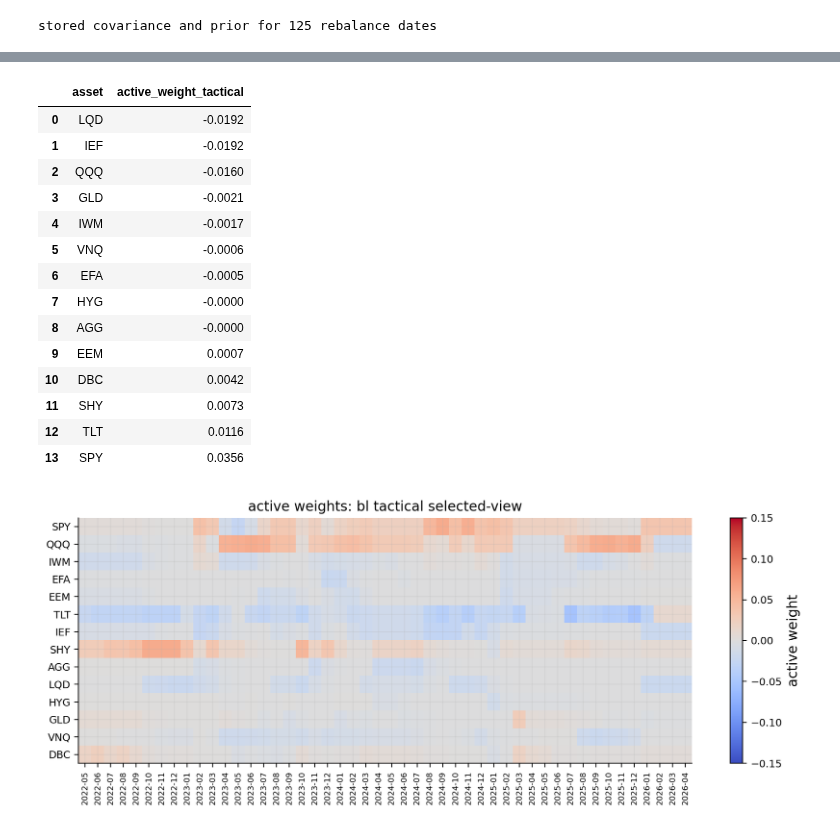
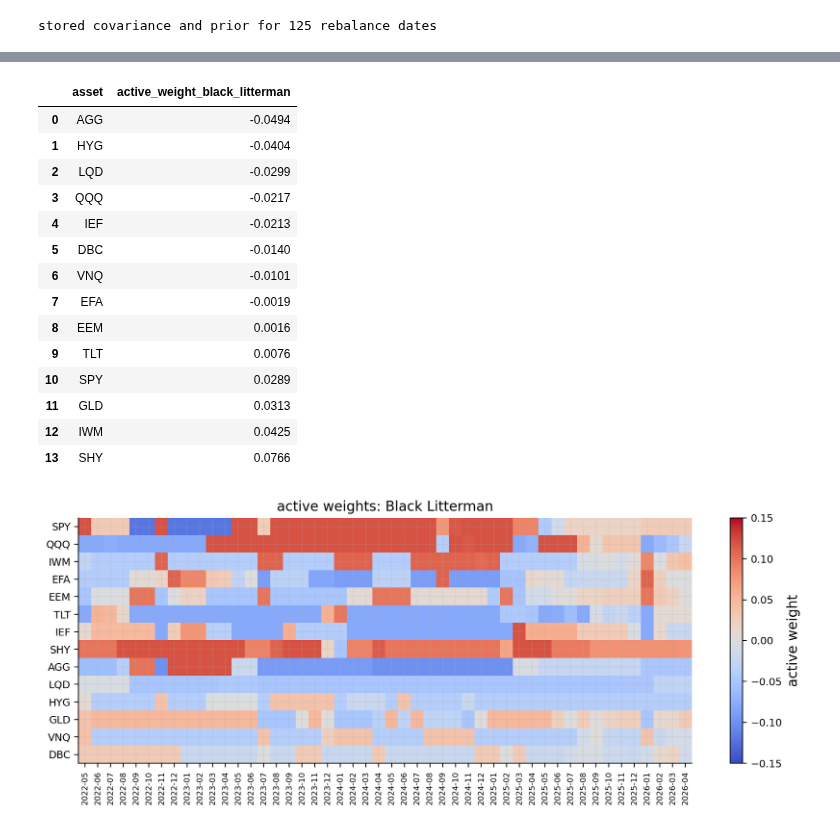
Before and after one commit to ramtin-asadi/Quantitative-Finance-Lab, a Jupyter notebook: notebooks/06_portfolio_black_littreman.ipynb, the cells around one changed output, grey strips where cells are left out. Saved outputs shown, nothing was run; the diff lists cells and outputs as text; code cells hidden in the pictures.

```diff
--- a/notebooks/06_portfolio_black_littreman.ipynb
+++ b/notebooks/06_portfolio_black_littreman.ipynb
@@ -310,11 +278,11 @@ ax = rolling_vol.plot(figsize=(9, 4), lw=1.0)
 ax.set_title("rolling annualized volatility, 63 trading days")
 ax.set_ylabel("volatility")
 ax.set_xlabel("date")
-ax.legend(ncol=4, fontsize=7)
+ax.legend(ncol=4, fontsize=7, loc="best")
 plt.tight_layout()
 plt.show()
 
-corr = corr_matrix(returns_p6)
+corr = corr_matrix(returns)
 fig, ax = plt.subplots(figsize=(8, 8))
 ax = plot_corr_heatmap(ax, corr)
 ax.set_title("Correlation Heatmap")
@@ -724,7 +864,7 @@ def compute_asset_signals(close, returns, date):
     return asset_signal_table.sort_values("score", ascending=False), market_state
 # %%
-latest_signal_table, latest_market_state = compute_asset_signals(signal_close, signal_returns, latest_rebalance_date)
-signal_display_cols = ["sleeve", "mom_6_1", "mom_12_1", "trend_200", "vol_63", "dd_252", "score"]
+latest_signal_table, latest_market_state = compute_asset_signals(signal_close, signal_returns, latest_rebalance_date, dividends=dividends_all)
+signal_display_cols = ["sleeve", "mom_1_0", "mom_3_0", "mom_6_1", "trend_50", "trend_200", "vol_63", "dd_252", "dividend_yield_252", "score"]
 display(latest_signal_table[signal_display_cols].reset_index().round(4))
 print("the score ranks assets for relative views; it is not used as a standalone return forecast")
 print(latest_market_state)
@@ -1549,7 +2294,8 @@ def apply_benchmark_relative_risk_control(weights, cov_ann):
 # %%
 bl_modes = {
     "BL prior-only": {"view_set": "none", "confidence_mode": "none", "risk_control": False},
-    "BL tactical selected-view": {"view_set": "selected", "confidence_mode": "learned", "risk_control": True},
+    "Black Litterman": {"view_set": "selected", "confidence_mode": "learned", "risk_control": False},
+    "Black Litterman + Risk Control": {"view_set": "selected", "confidence_mode": "learned", "risk_control": True},
 }
 bl_weight_rows = {name: [] for name in bl_modes}
 bl_fallback_rows = {name: [] for name in bl_modes}
@@ -1562,6 +2308,7 @@ selected_view_log_rows = []
 selection_log_rows = []
 post_mu_store = {}
 post_cov_store = {}
+risk_control_minvar_anchor_prev = None
 
 for i, dt in enumerate(rebalance_dates[:-1]):
     dt = pd.Timestamp(dt)
@@ -1576,6 +2323,7 @@ for i, dt in enumerate(rebalance_dates[:-1]):
         candidate_view_log_rows.extend(pd.DataFrame(candidate_views).assign(date=dt, view_set="candidate").to_dict("records"))
 
     selected_cache = None
+    selected_logged = False
     for strategy_name, spec in bl_modes.items():
         view_set = spec["view_set"]
         mode = spec["confidence_mode"]
@@ -1587,16 +2335,17 @@ for i, dt in enumerate(rebalance_dates[:-1]):
                 selection_log_rows.extend(scale_rows)
                 selected_view_p, selected_view_q, selected_clean_table = build_view_matrix(selected_views, assets, prior_mu, payoff_history=payoff_history_now, current_date=dt, use_learned_q=True)
                 selected_cache = (selected_view_p, selected_view_q, selected_clean_table)
-                if not selected_clean_table.empty:
-                    selected_view_log_rows.extend(selected_clean_table.assign(date=dt, view_set="selected", strategy="BL tactical selected-view").to_dict("records"))
             view_p, view_q, clean_table = selected_cache
+            if not selected_logged and not clean_table.empty:
+                selected_view_log_rows.extend(clean_table.assign(date=dt, view_set="selected", strategy="Black Litterman").to_dict("records"))
+                selected_logged = True
 
         rows_for_posterior = clean_table.to_dict("records") if not clean_table.empty else []
         conf_values = []
         for row in rows_for_posterior:
             details = confidence_for_view(row, payoff_history_now, dt, market_state, mode)
             conf_values.append(details["confidence"] if np.isfinite(details["confidence"]) else 0.50)
-            confidence_log_rows.append({"date": dt, "view_set": view_set, "strategy": strategy_name, "view_family": row["view_family"], "view_name": row["view_name"], "economic_theme": view_theme(row), "confidence_mode": mode, "confidence": details["confidence"], "reliability_multiplier": row.get("reliability_multiplier", np.nan), "selected_score": row.get("selected_score", np.nan), "hit_rate": details["hit_rate"], "recent_hit_rate": details["recent_hit_rate"], "payoff_ir": details["payoff_ir"], "t_stat": details.get("t_stat", np.nan), "info_coefficient": details.get("info_coefficient", np.nan), "n_obs": details["n_obs"], "haircut_multiplier": details.get("haircut_multiplier", 1.0), "risk_orientation": row["risk_orientation"]})
+            confidence_log_rows.append({"date": dt, "view_set": view_set, "strategy": strategy_name, "view_family": row["view_family"], "view_name": row["view_name"], "economic_theme": view_theme(row), "confidence_mode": mode, "confidence": details["confidence"], "historical_confidence": row.get("historical_confidence", np.nan), "selected_score": row.get("selected_score", np.nan), "confluence_score": row.get("confluence_score", np.nan), "novelty_score": row.get("novelty_score", np.nan), "economic_priority": row.get("economic_priority", np.nan), "q_tilt": row.get("q_tilt", np.nan), "hit_rate": details["hit_rate"], "recent_hit_rate": details["recent_hit_rate"], "payoff_ir": details["payoff_ir"], "t_stat": details.get("t_stat", np.nan), "info_coefficient": details.get("info_coefficient", np.nan), "n_obs": details["n_obs"], "haircut_multiplier": details.get("haircut_multiplier", 1.0), "risk_orientation": row["risk_orientation"]})
         omega, view_var = omega_from_confidence(view_p, cov_ann, conf_values, active_view_rows=rows_for_posterior, payoff_history=payoff_history_now, current_date=dt, full_view_cov=True)
         post_mu, post_cov, diag = black_litterman_posterior(prior_mu, cov_ann, view_p, view_q, omega)
         if conf_values:
@@ -1609,7 +2358,9 @@ for i, dt in enumerate(rebalance_dates[:-1]):
         w_new, fallback, opt_info = optimize_bl_weights(post_mu, post_cov, w_prev=w_prev, risk_aversion=risk_aversion_t)
         w_new = clean_bl_weight_array(w_new, assets, previous=w_prev)
         if spec.get("risk_control", False):
-            w_new, risk_control_info = apply_benchmark_relative_risk_control(w_new, cov_ann)
+            minvar_anchor = minvar_anchor_for_date(dt, assets, previous_anchor=risk_control_minvar_anchor_prev)
+            risk_control_minvar_anchor_prev = minvar_anchor.values
+            w_new, risk_control_info = apply_benchmark_relative_risk_control(w_new, cov_ann, market_state=market_state, previous_weights=w_prev, minvar_anchor=minvar_anchor)
             risk_control_log_rows.append({"date": dt, "strategy": strategy_name, **risk_control_info})
         bl_weight_rows[strategy_name].append(pd.Series(w_new, index=assets, name=dt))
         bl_fallback_rows[strategy_name].append((dt, int(bool(fallback or diag.get("failure", False)))))
@@ -1619,7 +2370,7 @@ bl_weight_schedules = {name: pd.DataFrame(rows) for name, rows in bl_weight_rows
 bl_fallback_flags = {name: pd.Series(dict(rows), dtype=float).sort_index() for name, rows in bl_fallback_rows.items()}
 bl_backtests = run_many_weights_backtests(
     bl_weight_schedules,
-    returns=returns_p6[assets],
+    returns=returns[assets],
     cost_bps=cost_bps,
     w_min=w_min,
     w_max=None,
@@ -1635,8 +2386,8 @@ selection_log = pd.DataFrame(selection_log_rows)
 confidence_log = pd.DataFrame(confidence_log_rows)
 posterior_log = pd.DataFrame(posterior_log_rows)
 risk_control_log = pd.DataFrame(risk_control_log_rows)
-print("bl strategies finished:", list(bl_results))
+print("black-litterman strategies finished:", list(bl_results))
 print("candidate view rows:", len(candidate_view_log), "selected view rows:", len(selected_view_log), "confidence rows:", len(confidence_log), "posterior rows:", len(posterior_log))
 if not risk_control_log.empty:
-    print("tactical risk-control adjusted share:", round(float(risk_control_log["risk_control_adjusted"].mean()), 3), "avg alpha:", round(float(risk_control_log["risk_control_alpha"].mean()), 3))
+    print("risk-control adjusted share:", round(float(risk_control_log["risk_control_adjusted"].mean()), 3), "avg alpha:", round(float(risk_control_log["risk_control_alpha"].mean()), 3))
 # %% [output]
@@ -2013,35 +2921,35 @@ if not selection_log.empty:
 # %%
-tactical_weights = combined_results["BL tactical selected-view"]["weights"].reindex(columns=assets)
+black_litterman_weights = combined_results["Black Litterman"]["weights"].reindex(columns=assets)
 benchmark_aligned = benchmark_w.reindex(assets).fillna(0.0)
-active_w_tactical = tactical_weights.subtract(benchmark_aligned, axis=1)
-latest_active_w = active_w_tactical.iloc[-1].sort_values()
-display(pd.DataFrame({"asset": latest_active_w.index, "active_weight_tactical": latest_active_w.values}).round(4))
+active_w_black_litterman = black_litterman_weights.subtract(benchmark_aligned, axis=1)
+latest_active_w = active_w_black_litterman.iloc[-1].sort_values()
+display(pd.DataFrame({"asset": latest_active_w.index, "active_weight_black_litterman": latest_active_w.values}).round(4))
 
-frame = active_w_tactical.iloc[-48:].T
+frame = active_w_black_litterman.iloc[-48:].T
 fig, ax = plt.subplots(figsize=(10, 4))
 im = ax.imshow(frame, aspect="auto", cmap="coolwarm", vmin=-0.15, vmax=0.15)
-ax.set_title("active weights: bl tactical selected-view")
+ax.set_title("active weights: Black Litterman")
 ax.set_yticks(range(len(frame.index)), frame.index)
 ax.set_xticks(range(len(frame.columns)), [d.strftime("%Y-%m") for d in frame.columns], rotation=90, fontsize=7)
 fig.colorbar(im, ax=ax, label="active weight")
 plt.tight_layout(); plt.show()
 # %% [output]
-|  | asset | active_weight_tactical |
-| 0 | LQD | -0.0192 |
-| 1 | IEF | -0.0192 |
-| 2 | QQQ | -0.0160 |
-| 3 | GLD | -0.0021 |
-| 4 | IWM | -0.0017 |
-| 5 | VNQ | -0.0006 |
-| 6 | EFA | -0.0005 |
-| 7 | HYG | -0.0000 |
-| 8 | AGG | -0.0000 |
-| 9 | EEM | 0.0007 |
-| 10 | DBC | 0.0042 |
-| 11 | SHY | 0.0073 |
-| 12 | TLT | 0.0116 |
-| 13 | SPY | 0.0356 |
+|  | asset | active_weight_black_litterman |
+| 0 | AGG | -0.0494 |
+| 1 | HYG | -0.0404 |
+| 2 | LQD | -0.0299 |
+| 3 | QQQ | -0.0217 |
+| 4 | IEF | -0.0213 |
+| 5 | DBC | -0.0140 |
+| 6 | VNQ | -0.0101 |
+| 7 | EFA | -0.0019 |
+| 8 | EEM | 0.0016 |
+| 9 | TLT | 0.0076 |
+| 10 | SPY | 0.0289 |
+| 11 | GLD | 0.0313 |
+| 12 | IWM | 0.0425 |
+| 13 | SHY | 0.0766 |
-[figure, old version]
+[figure, new version]
 # %%
 def active_risk_series(weights):
     rows = []
```
Also changed, not shown: parts of 31 cells of this notebook, 23 other files.
